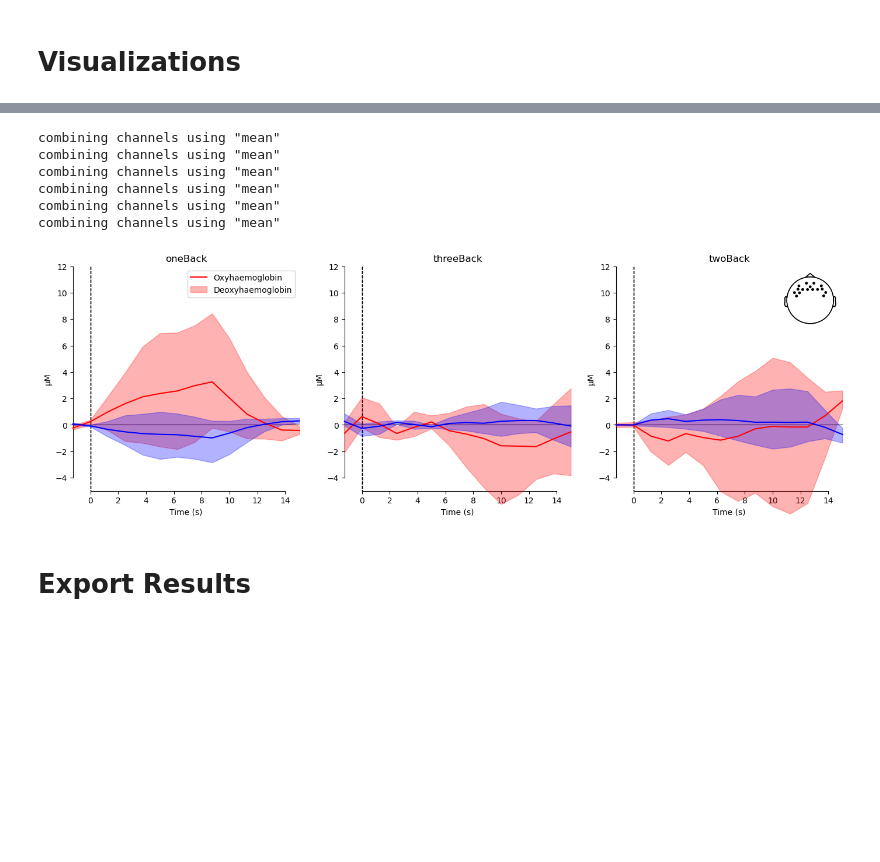
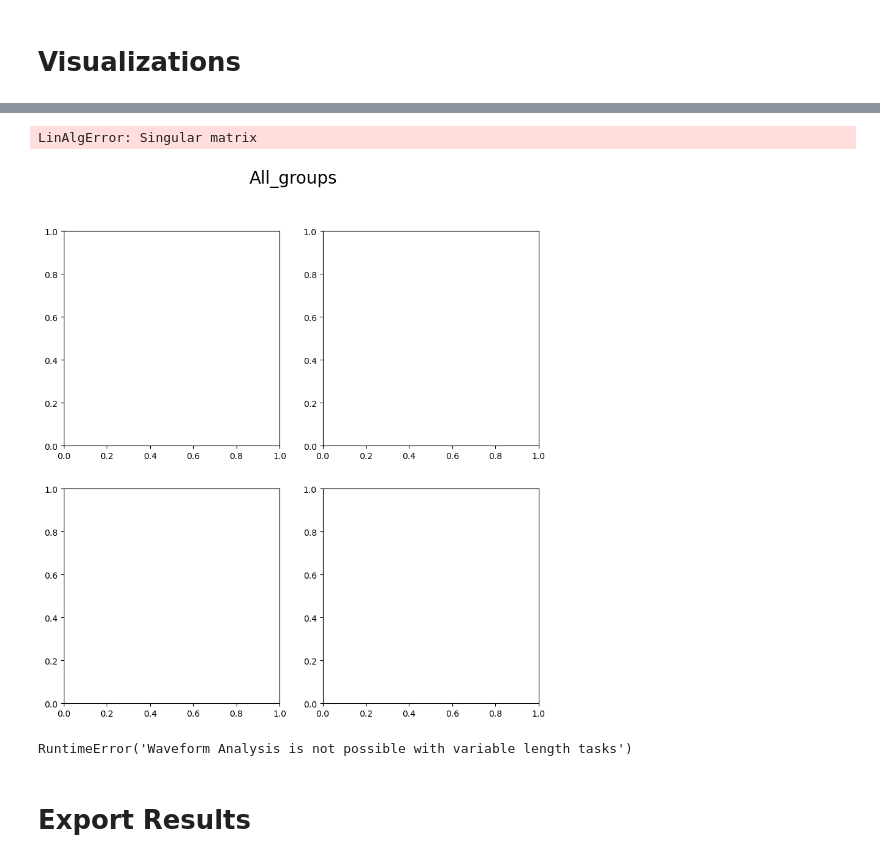
Before and after one commit to nolanrbrady/fNIRs-data-pipeline, a Jupyter notebook: python/home.ipynb, the cells around one changed output, grey strips where cells are left out. Saved outputs shown, nothing was run; the diff lists cells and outputs as text; code cells hidden in the pictures; blank space fills up the shorter version.

```diff
--- a/python/home.ipynb
+++ b/python/home.ipynb
@@ -76 +58,9 @@ variable_epoch_time = False
+# %%
+# FV Study Parameters
+ignore = [".DS_Store", ".git", "sub-18", "sub-14", ".gitignore"]
+columns_for_group_analysis = ['Neutral', 'Concern']
+columns_for_glm_contrast = ['Neutral', 'Concern']
+path = '../../FV_Prelim_Data/'
+trigger_id = {'1': 'Start', '2': 'Neutral', '3': 'Concern'}
+columns_for_fdr = ['Neutral', 'Concern']
 # %%
@@ -89,11 +80,11 @@ variable_epoch_time = False
 # trigger_id = {'1': 'oneBack', '2': 'twoBack', '3': 'threeBack'}
 # %%
 # N-Back Control Montage Parameters
-columns_for_group_analysis = ['oneBack', 'twoBack', 'threeBack']
-columns_for_glm_contrast = ['oneBack', 'twoBack', 'threeBack']
-path = '../../../Desktop/n-back-bids/'
-ignore = [".DS_Store", ".git", ".gitignore"]
-trigger_id = {'1': 'oneBack', '2': 'twoBack', '3': 'threeBack'}
+# columns_for_group_analysis = ['oneBack', 'twoBack', 'threeBack']
+# columns_for_glm_contrast = ['oneBack', 'twoBack', 'threeBack']
+# path = '../../../Desktop/n-back-bids/'
+# ignore = [".DS_Store", ".git", ".gitignore"]
+# trigger_id = {'1': 'oneBack', '2': 'twoBack', '3': 'threeBack'}
 # %%
 
 def run_group_analysis(path, ignore, variable_epoch_time, columns_for_glm_contrast, columns_for_group_analysis, tmin=None, tmax=None, trigger_id=None):
@@ -199,19 +238,31 @@ ModuleNotFoundError: spec not found for the module 'TEST_plot_glm'
 # %%
-# # Group Visualization with FDR Correction
-# importlib.reload(visualizations)
-# importlib.reload(analysis_tools)
-# ignored_vals = ['drift', 'Start', 'constant']
+# Group Visualization with FDR Correction
+importlib.reload(visualizations)
+importlib.reload(analysis_tools)
+ignored_vals = ['drift', 'Start', 'constant']
 
-# groups = list(group_data.keys())
-# for group in groups:
-#     # channels_df, contrasts_df, significant_channels, all_data = group_data['direct'].values()
-#     channels_df, contrasts_df, significant_channels, all_data = group_data[group].values()
-#     channels_df_fdr = analysis_tools.false_discovery_rate_correction(channels_df, ignored_vals)
+groups = list(group_data.keys())
+results = {}
+for group in groups:
+    # channels_df, contrasts_df, significant_channels, all_data = group_data['direct'].values()
+    channels_df, contrasts_df, significant_channels, all_data = group_data[group].values()
 
-#     raw_haemo = all_data[0]['raw_haemo']
-#     # visualizations.group_topological_visualisation(channels_df_fdr, columns_for_glm_contrast, raw_haemo, group)
-#     # dataframe = visualizations.group_topological_visualisation_with_fdr(channels_df_fdr, raw_haemo)
-# channels_df_fdr
+    channels_df_fdr = analysis_tools.false_discovery_rate_correction(channels_df, ignored_vals, columns_for_fdr)
+
+    raw_haemo = all_data[0]['raw_haemo']
+
+    # TRYING BUILT IN FDR FUNCTION
+    alpha = 0.05
+    p_vals = channels_df['p_value']
+    reject_fdr, pval_fdr = fdr_correction(p_vals, alpha=alpha, method='indep')
+    channels_df['fdr_status'] = reject_fdr
+    channels_df_fdr = channels_df.loc[(channels_df['fdr_status'] == True) & (~channels_df['Condition'].isin(ignored_vals))]
+
+    channels_df_fdr.to_csv('channels_df_fdr.csv')
+    visualizations.group_topological_visualisation(channels_df_fdr, columns_for_glm_contrast, raw_haemo, group)
+# %% [output]
+LinAlgError: Singular matrix
+[figure, added]
 # %%
 # # Group Cortical Projections
 # importlib.reload(visualizations)
@@ -226,13 +277,7 @@ ModuleNotFoundError: spec not found for the module 'TEST_plot_glm'
 importlib.reload(visualizations)
 visualizations.plot_waveform_analysis(all_evokeds, interval_length, variable_epoch_time)
 # %% [output]
-combining channels using "mean"
-combining channels using "mean"
-combining channels using "mean"
-combining channels using "mean"
-combining channels using "mean"
-combining channels using "mean"
+RuntimeError('Waveform Analysis is not possible with variable length tasks')
-[figure, removed]
 # %%
 # Individual Visualization
 # importlib.reload(visualizations)
```
Also changed, not shown: parts of 4 cells of this notebook, 5 other files.
